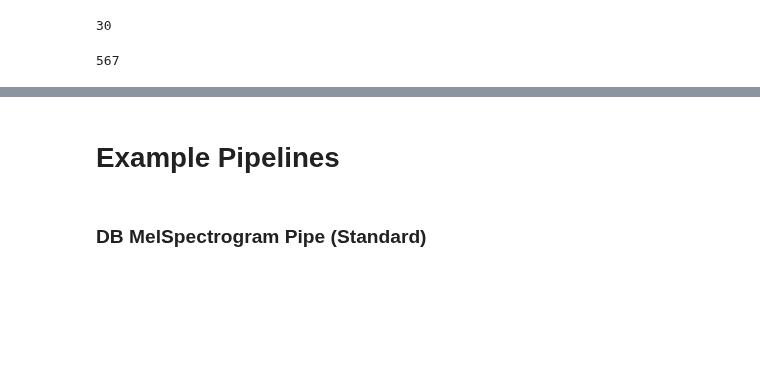
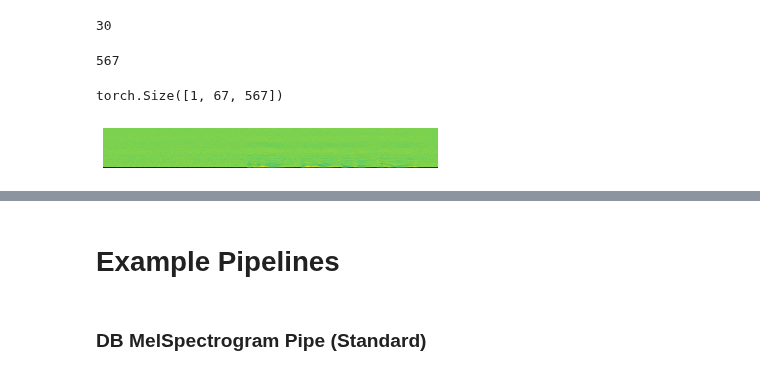
Before and after one commit to fastaudio/fastai2_audio, a Jupyter notebook: dev/70_audio_core.ipynb, the cells around one changed output, grey strips where cells are left out. Cells and saved outputs as stored; diff of their text form; code cells hidden in the pictures; blank space fills up the shorter version.

```diff
--- a/dev/70_audio_core.ipynb
+++ b/dev/70_audio_core.ipynb
@@ -536,4 +531,12 @@ mfcc.width
 567
 # %%
 #n_mfcc specified should determine the height of the mfcc
-test_eq(mfcc.n_mfcc, mfcc.shape[1])
+n_mfcc = 67
+a2mfcc67 = AudioToMFCC(n_mfcc=n_mfcc)
+mfcc67 = a2mfcc67(item100)
+test_eq(mfcc67.shape[1], n_mfcc)
+mfcc67.show()
+print(mfcc67.shape)
+# %% [output]
+torch.Size([1, 67, 567])
+[figure, added]
```
Also changed, not shown: parts of 24 cells of this notebook.
